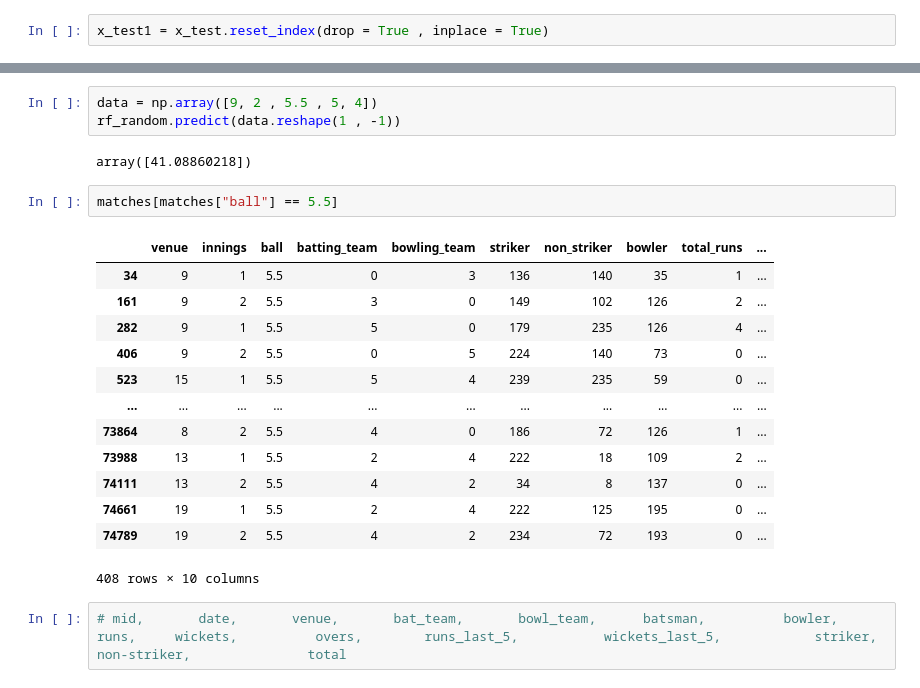
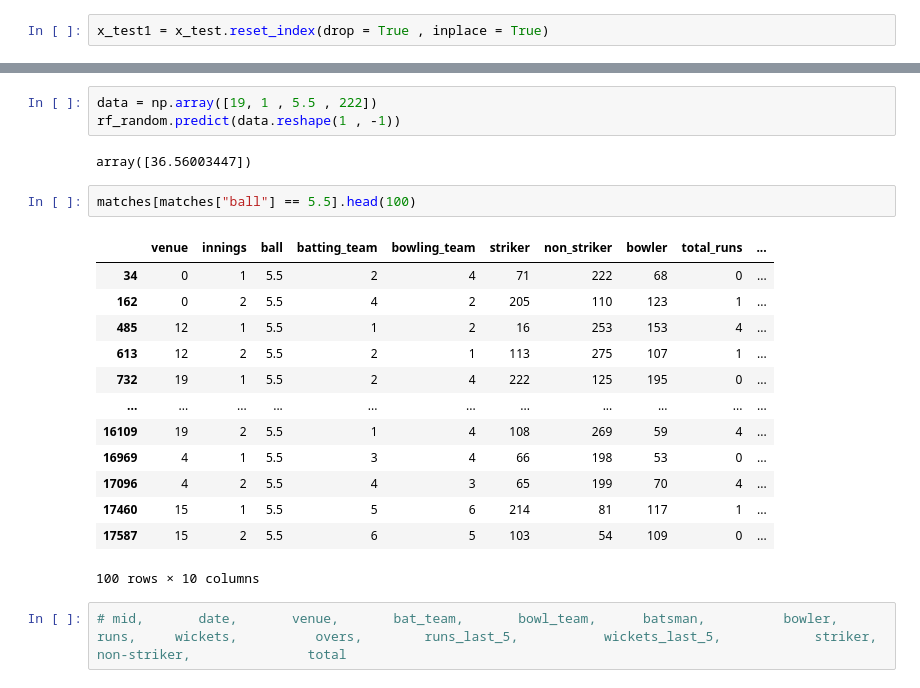
Before and after one commit to AndroBuddy/cricket-data-set, a Jupyter notebook: Score_prediction.ipynb, the cells around one changed output, grey strips where cells are left out. Drawn from its saved outputs; the diff is of its cells as text.

```diff
--- a/Score_prediction.ipynb
+++ b/Score_prediction.ipynb
@@ -353,24 +407,24 @@ x_test
 # %%
-data = np.array([9, 2 , 5.5 , 5, 4])
+data = np.array([19, 1 , 5.5 , 222])
 rf_random.predict(data.reshape(1 , -1))
 # %% [output]
-array([41.08860218])
+array([36.56003447])
 # %%
-matches[matches["ball"] == 5.5]
+matches[matches["ball"] == 5.5].head(100)
 # %% [output]
 |  | venue | innings | ball | batting_team | bowling_team | striker | non_striker | bowler | total_runs | ... |
-| 34 | 9 | 1 | 5.5 | 0 | 3 | 136 | 140 | 35 | 1 | ... |
-| 161 | 9 | 2 | 5.5 | 3 | 0 | 149 | 102 | 126 | 2 | ... |
-| 282 | 9 | 1 | 5.5 | 5 | 0 | 179 | 235 | 126 | 4 | ... |
-| 406 | 9 | 2 | 5.5 | 0 | 5 | 224 | 140 | 73 | 0 | ... |
-| 523 | 15 | 1 | 5.5 | 5 | 4 | 239 | 235 | 59 | 0 | ... |
+| 34 | 0 | 1 | 5.5 | 2 | 4 | 71 | 222 | 68 | 0 | ... |
+| 162 | 0 | 2 | 5.5 | 4 | 2 | 205 | 110 | 123 | 1 | ... |
+| 485 | 12 | 1 | 5.5 | 1 | 2 | 16 | 253 | 153 | 4 | ... |
+| 613 | 12 | 2 | 5.5 | 2 | 1 | 113 | 275 | 107 | 1 | ... |
+| 732 | 19 | 1 | 5.5 | 2 | 4 | 222 | 125 | 195 | 0 | ... |
 | ... | ... | ... | ... | ... | ... | ... | ... | ... | ... | ... |
-| 73864 | 8 | 2 | 5.5 | 4 | 0 | 186 | 72 | 126 | 1 | ... |
-| 73988 | 13 | 1 | 5.5 | 2 | 4 | 222 | 18 | 109 | 2 | ... |
-| 74111 | 13 | 2 | 5.5 | 4 | 2 | 34 | 8 | 137 | 0 | ... |
-| 74661 | 19 | 1 | 5.5 | 2 | 4 | 222 | 125 | 195 | 0 | ... |
-| 74789 | 19 | 2 | 5.5 | 4 | 2 | 234 | 72 | 193 | 0 | ... |
+| 16109 | 19 | 2 | 5.5 | 1 | 4 | 108 | 269 | 59 | 4 | ... |
+| 16969 | 4 | 1 | 5.5 | 3 | 4 | 66 | 198 | 53 | 0 | ... |
+| 17096 | 4 | 2 | 5.5 | 4 | 3 | 65 | 199 | 70 | 4 | ... |
+| 17460 | 15 | 1 | 5.5 | 5 | 6 | 214 | 81 | 117 | 1 | ... |
+| 17587 | 15 | 2 | 5.5 | 6 | 5 | 103 | 54 | 109 | 0 | ... |
-408 rows × 10 columns
+100 rows × 10 columns
 # %%
 # mid,       date,       venue,       bat_team,       bowl_team,      batsman,          bowler,         runs,     wickets,          overs,        runs_last_5,           wickets_last_5,            striker,             non-striker,               total
 # %%
```
Also changed, not shown: parts of 17 cells of this notebook.
